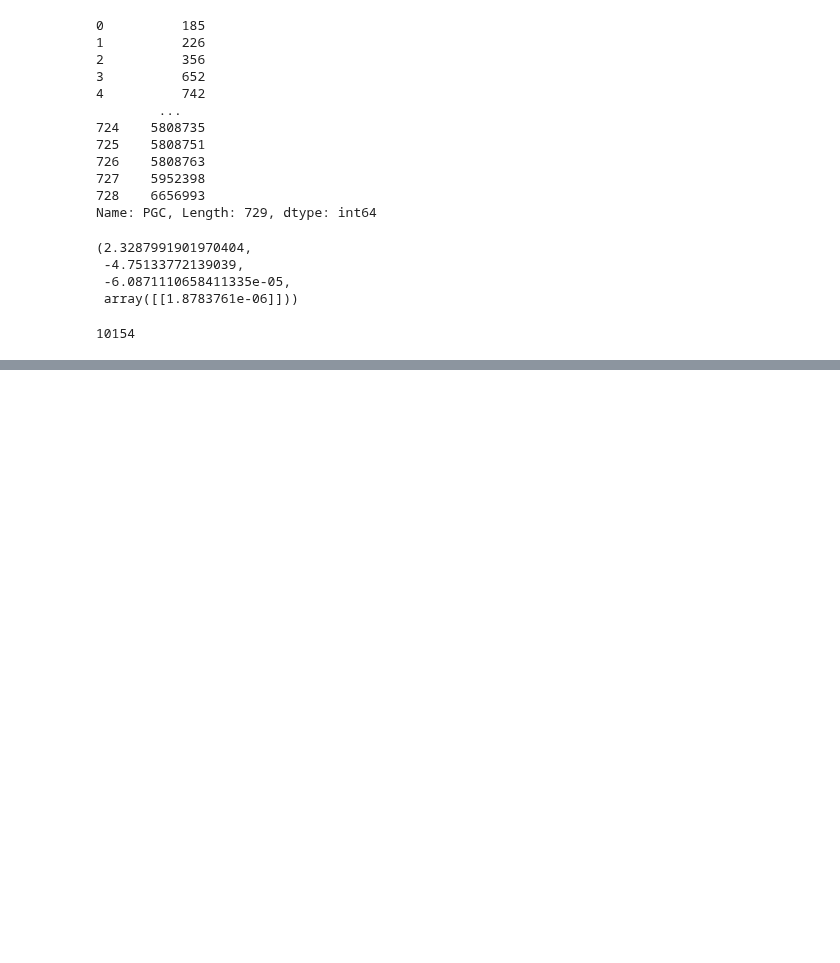
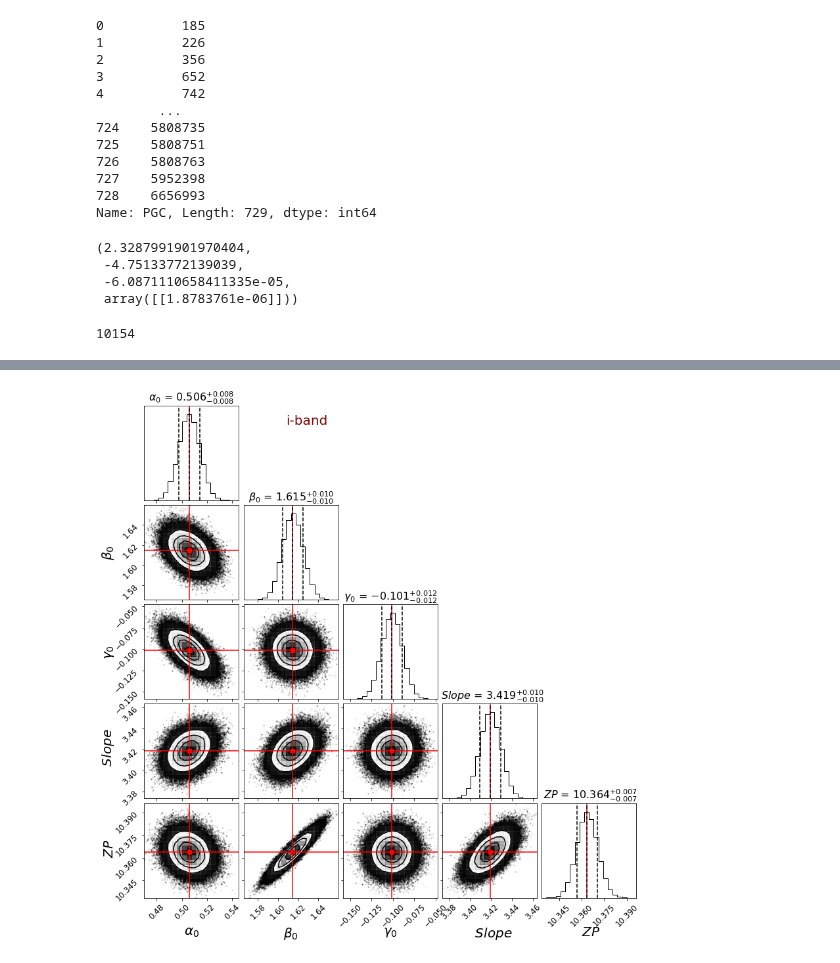
Before and after one commit to ekourkchi/test_TFRcatal, a Jupyter notebook: fit_MLratio_z_gi-rz.ipynb, the cells around one changed output, grey strips where cells are left out. Saved outputs shown, nothing was run; the diff lists cells and outputs as text; code cells hidden in the pictures; blank space fills up the shorter version.

```diff
--- a/fit_MLratio_z_gi-rz.ipynb
+++ b/fit_MLratio_z_gi-rz.ipynb
@@ -413,6 +420,6 @@ samples_.shape
 # %%
-# samples_ = samples_[np.where(samples_[:,0]>0.45)]
-# samples_ = samples_[np.where(samples_[:,0]<0.55)]
+samples_ = samples_[np.where(samples_[:,0]>0.45)]
+samples_ = samples_[np.where(samples_[:,0]<0.55)]
 
 # samples_ = samples_[(samples_[:,1]>1.5)]
 # samples_ = samples_[np.where(samples_[:,2]>4)]
@@ -431,32 +438,34 @@ labels = [r"$\alpha_0$", r"$\beta_0$", r"$\gamma_0$", r"$\/\/\/\/Slope$", r"$\/\
 
 truths=[t[0] for t in theta]
 fig = corner.corner(samples_, truth_color='r', labels=labels,
                     truths=truths,
                     quantiles=[0.16, 0.5, 0.84],
                     show_titles=True,
                     title_kwargs={"fontsize": 16},
                     title_fmt=".3f")
 
 
 for ax in fig.get_axes():
     ax.tick_params(axis='both', labelsize=12)
 
     lbl = ax.xaxis.get_label()
     lbl.set_fontsize(20)
     txt = lbl.get_text().strip()
     lbl.set_text(txt)
     lbl.set_linespacing(20)
     lbl = ax.yaxis.get_label()
     lbl.set_fontsize(20)
     txt = lbl.get_text().strip()
     lbl.set_text(txt)
 
 for ax in fig.get_axes():
     Ylm = ax.get_ylim() ; Xlm = ax.get_xlim()
     x0 = -0.5*Xlm[0]+1.5*Xlm[1]
     y0 = 0.2*Ylm[0]+0.80*Ylm[1]
     ax.text(x0, y0, "i-band", fontsize=20, color='maroon')
 
     break
+# %% [output]
+[figure, added]
 # %%
 len(df)
```
Also changed, not shown: parts of 4 cells of this notebook, 2 other files.
